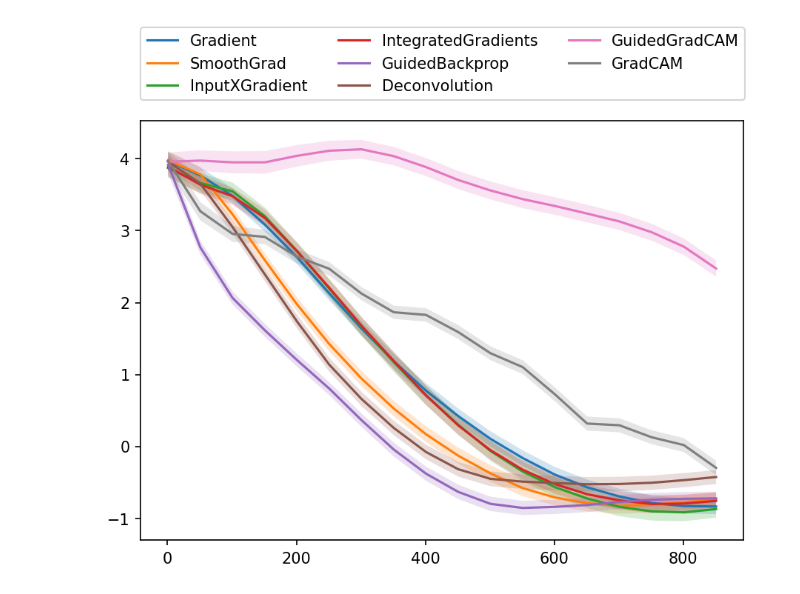
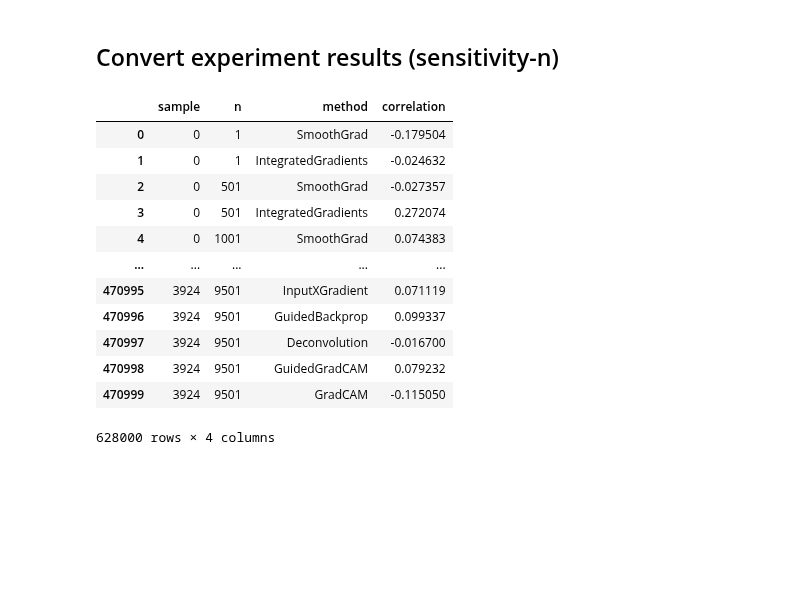
Before and after one commit to arnegevaert/benchmark, a Jupyter notebook: sandbox/show_results.ipynb, the cells around one changed output. Cells and saved outputs as stored; diff of their text form; code cells hidden in the pictures; blank space fills up the shorter version.

```diff
--- a/sandbox/show_results.ipynb
+++ b/sandbox/show_results.ipynb
@@ -20,17 +47,13 @@ mpl.rcParams['figure.dpi'] = 150
 # %%
-filename = "../out/cifar10/deletion_curves/result.pkl"
-out_filename = "../out/cifar10/deletion_curves/result_new.pkl"
-df = pkl.load(open(filename, "rb"))
-x_range = df["mask"].unique()
-methods = df["method"].unique()
-raw = {}
-for method in methods:
-    raw[method] = df[df["method"] == method][["logit"]].values.reshape((-1, len(x_range)))
-result = {
-    "data": raw,
-    "x_range": x_range
-}
-pkl.dump(result, open(out_filename, "wb"))
+def convert_result(in_filename, out_filename):
+    df = pkl.load(open(in_filename, "rb"))
+    x_range = df["insertion"].unique()
+    methods = df["method"].unique()
+    raw = {}
+    for method in methods:
+        raw[method] = df[df["method"] == method][["difference"]].values.reshape((-1, len(x_range)))
+    result = {
+        "data": raw,
+        "x_range": x_range
+    }
+    pkl.dump(result, open(out_filename, "wb"))
-# %%
-raw_data = pkl.load(open("../out/cifar10/deletion_curves/result_new.pkl", "rb"))
-res = deletion_curves.DeletionCurvesResult(raw_data=raw_data)
@@ -79,5 +59,0 @@ lineplot("../out/cifar10/deletion_curves/", x="mask", y="logit")
-# %%
-fig, ax = res.plot(interval=True)
-fig.show()
-# %% [output]
-[figure, removed]
@@ -83,0 +63,23 @@ fig.show()
+# %% [markdown]
+## Convert experiment results (sensitivity-n)
+# %%
+#def convert_result_sens_n(in_filename, out_filename):
+res_dir = "../out/imagenette/sensitivity_n"
+in_filename = path.join(res_dir, "result.pkl")
+df = pkl.load(open(in_filename, "rb"))
+# %%
+df
+# %% [output]
+|  | sample | n | method | correlation |
+| 0 | 0 | 1 | SmoothGrad | -0.179504 |
+| 1 | 0 | 1 | IntegratedGradients | -0.024632 |
+| 2 | 0 | 501 | SmoothGrad | -0.027357 |
+| 3 | 0 | 501 | IntegratedGradients | 0.272074 |
+| 4 | 0 | 1001 | SmoothGrad | 0.074383 |
+| ... | ... | ... | ... | ... |
+| 470995 | 3924 | 9501 | InputXGradient | 0.071119 |
+| 470996 | 3924 | 9501 | GuidedBackprop | 0.099337 |
+| 470997 | 3924 | 9501 | Deconvolution | -0.016700 |
+| 470998 | 3924 | 9501 | GuidedGradCAM | 0.079232 |
+| 470999 | 3924 | 9501 | GradCAM | -0.115050 |
+628000 rows × 4 columns
```
Also changed, not shown: parts of 13 cells of this notebook, 6 other files.
